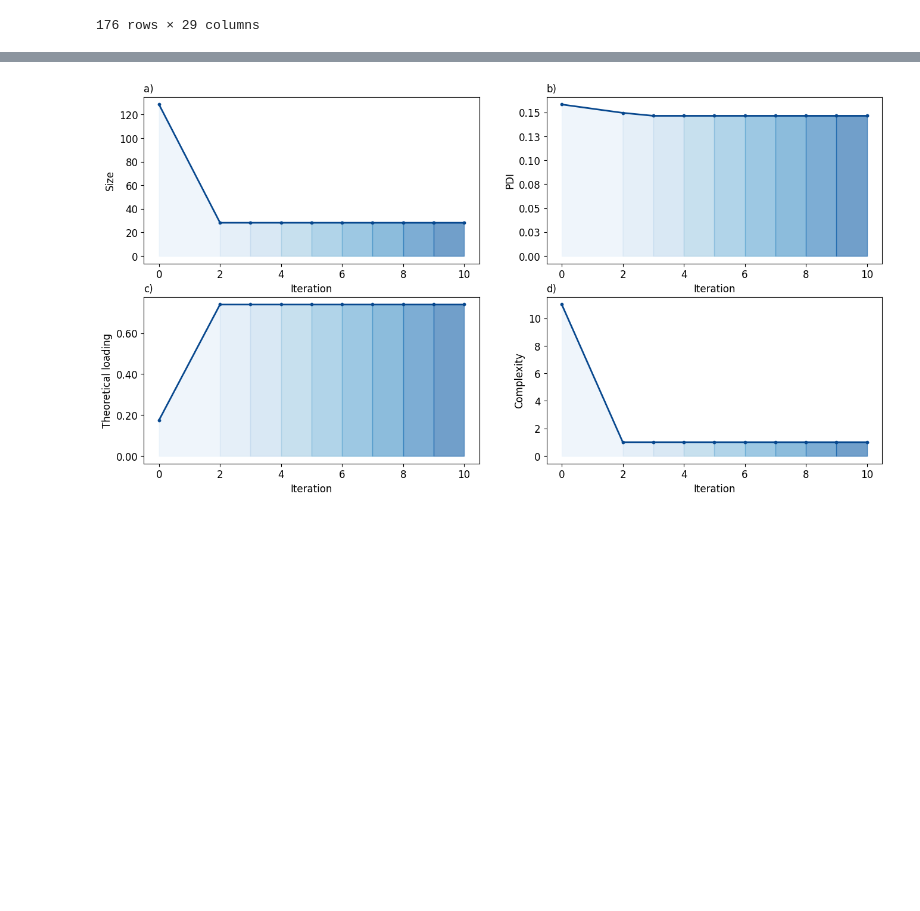
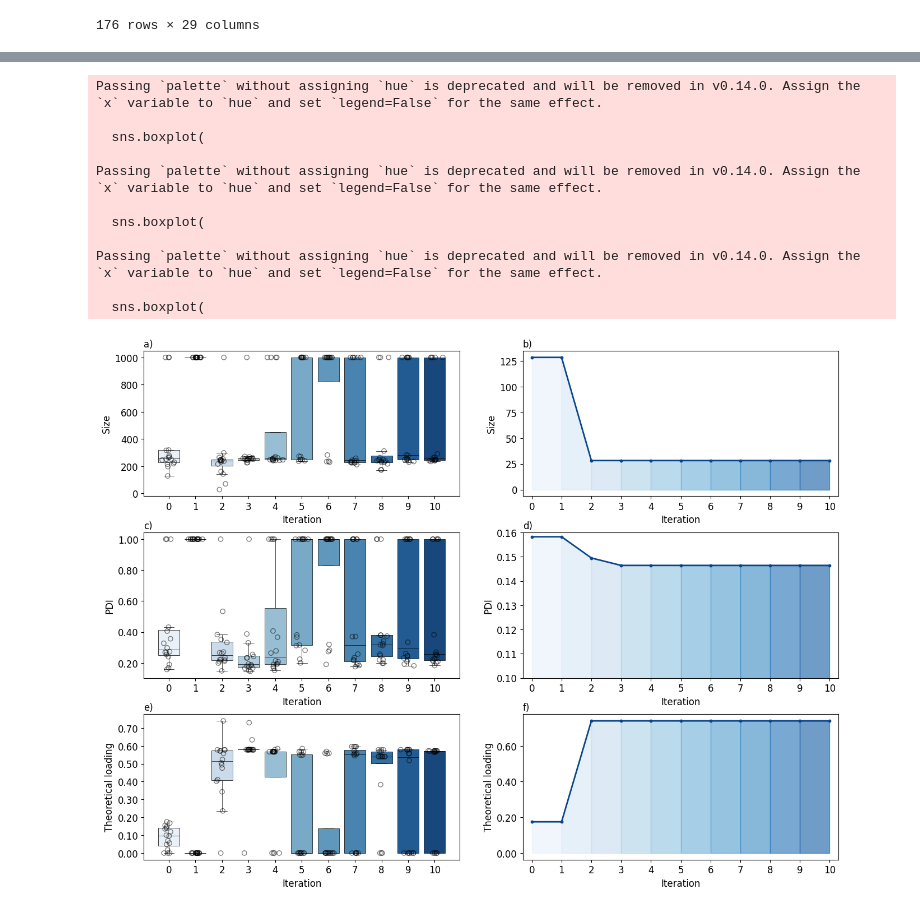
Before and after one commit to ZeqingBao/SDL5_Nano, a Jupyter notebook: 1st_round_screening/1st_data_analysis.ipynb, the cells around one changed output, grey strips where cells are left out. Saved outputs shown, nothing was run; the diff lists cells and outputs as text; code cells hidden in the pictures; blank space fills up the shorter version.

```diff
--- a/1st_round_screening/1st_data_analysis.ipynb
+++ b/1st_round_screening/1st_data_analysis.ipynb
@@ -47,5 +48,5 @@ data
 organic_phase = ['SL_1', 'SL_2', 'SL_3', 'LL_1', 'LL_2', 'LL_3', 'P_1', 'P_2', 'P_3']
 aqueous_phase = ['S_1', 'S_2', 'S_3']
 component_cols = organic_phase + aqueous_phase
-objectives = ['Solu', 'Size', 'PDI']
+objectives = ['Theoretical loading', 'Size', 'PDI']
 # %%
@@ -733,23 +463,46 @@ Passing `palette` without assigning `hue` is deprecated and will be removed in v
 # %%
-fig = plt.figure(figsize=(16, 8))
-grid = plt.GridSpec(2, 2, wspace=0.2, hspace=0.2)
+fig = plt.figure(figsize=(16, 16))
+grid = plt.GridSpec(4, 2, wspace=0.2, hspace=0.25)
 
-data_to_plot = data_1.copy()
+data_to_plot = data.copy()
 
 ax1 = fig.add_subplot(grid[0, 0])
-traceplot(data_to_plot, 'Size', ax1, 'a)', minimize=True)
+boxplot(data_to_plot, 'Size', ax1, 'a)')
 
-ax2 = fig.add_subplot(grid[0, 1])
-traceplot(data_to_plot, 'PDI', ax2, 'b)', minimize=True)
+ax2 = fig.add_subplot(grid[1, 0])
+boxplot(data_to_plot, 'PDI', ax2, 'c)')
 
-ax3 = fig.add_subplot(grid[1, 0])
-traceplot(data_to_plot, 'Theoretical loading', ax3, 'c)', minimize=False)  # maximize here
+ax3 = fig.add_subplot(grid[2, 0])
+boxplot(data_to_plot, 'Theoretical loading', ax3, 'e)')
 
-ax4 = fig.add_subplot(grid[1, 1])
-traceplot(data_to_plot, 'Complexity', ax4, 'd)', minimize=True)
+# ax4 = fig.add_subplot(grid[3, 0])
+# boxplot(data_to_plot, 'Complexity', ax4, 'g)')
+
+ax5 = fig.add_subplot(grid[0, 1])
+traceplot(data_to_plot, 'Size', ax5, 'b)', minimize=True)
+
+ax6 = fig.add_subplot(grid[1, 1])
+traceplot(data_to_plot, 'PDI', ax6, 'd)', minimize=True)
+
+ax7 = fig.add_subplot(grid[2, 1])
+traceplot(data_to_plot, 'Theoretical loading', ax7, 'f)', minimize=False)  # maximize here
+
+# ax8 = fig.add_subplot(grid[3, 1])
+# traceplot(data_to_plot, 'Complexity', ax8, 'h)', minimize=True)
 
 fig.patch.set(facecolor='none')
-fig.savefig('Traceplot.png', dpi=600, transparent=True)
+fig.savefig('Figure_S1.png', dpi=600, transparent=True)
 plt.show()
 # %% [output]
+Passing `palette` without assigning `hue` is deprecated and will be removed in v0.14.0. Assign the `x` variable to `hue` and set `legend=False` for the same effect.
+
+  sns.boxplot(
+
+Passing `palette` without assigning `hue` is deprecated and will be removed in v0.14.0. Assign the `x` variable to `hue` and set `legend=False` for the same effect.
+
+  sns.boxplot(
+
+Passing `palette` without assigning `hue` is deprecated and will be removed in v0.14.0. Assign the `x` variable to `hue` and set `legend=False` for the same effect.
+
+  sns.boxplot(
-[figure, old version]
+[figure, new version]
```
Also changed, not shown: parts of 31 cells of this notebook, 12 other files.
